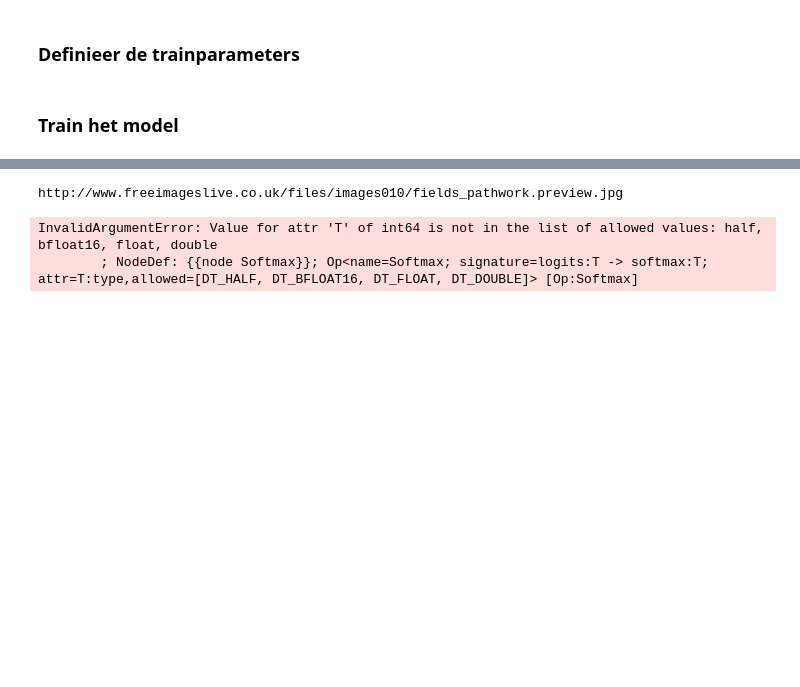
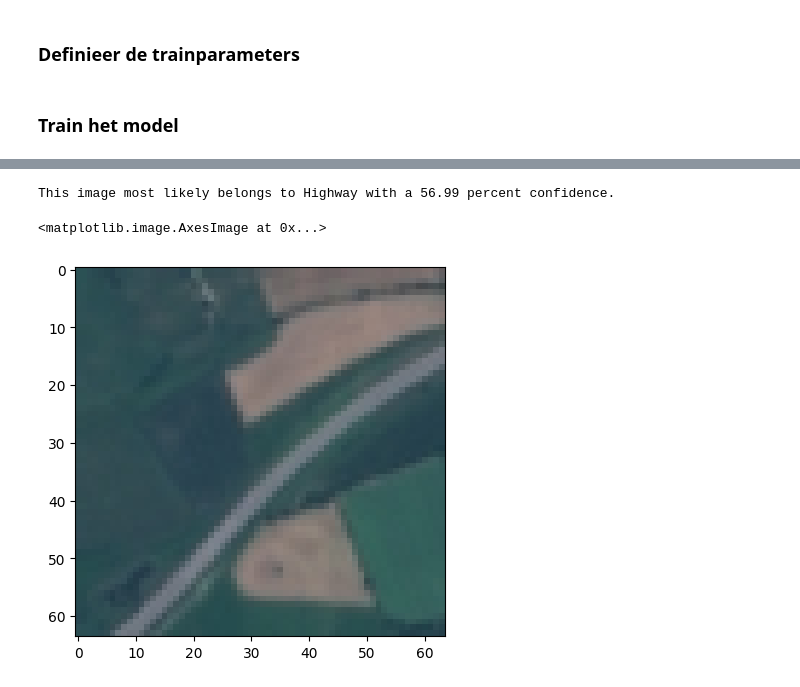
Before and after one commit to AlxcNL/MakeAIWork2, a Jupyter notebook: opdrachten/practica/week07/image_recognition/notebook/tf_cnn_opdracht_2_nn_not_cnn_with_confusion_matrix.ipynb, the cells around one changed output, grey strips where cells are left out. Cells and saved outputs as stored; diff of their text form; code cells hidden in the pictures; blank space fills up the shorter version.

```diff
--- a/opdrachten/practica/week07/image_recognition/notebook/tf_cnn_opdracht_2_nn_not_cnn_with_confusion_matrix.ipynb
+++ b/opdrachten/practica/week07/image_recognition/notebook/tf_cnn_opdracht_2_nn_not_cnn_with_confusion_matrix.ipynb
@@ -338,58 +285,24 @@ plt.show()
-# %%
-landscape_url = "http://www.freeimageslive.co.uk/files/images010/fields_pathwork.preview.jpg"
-# landscape_url = "https://wallup.net/wp-content/uploads/2016/01/248765-Earth-landscape-aerial_view-nature.jpg"
-# landscape_url = 'https://drive.google.com/file/d/1YuQ-hShFq8-GZuqT1LrCAil_2ogs9gl9/view?usp=sharing'
-# landscape_url = "https://www.denarend.com/satellite-sculpture-views/images/dirksland-bridge-02.jpg"
-# landscape_url = "https://i0.wp.com/lifeology101.com/wp-content/uploads/2017/08/img_6015-copy.jpg?resize=665%2C443&ssl=1"
-landscape_path = tf.keras.utils.get_file('agricultural_landscape', origin=landscape_url)
-
-# landscape_img = "https://www.denarend.com/satellite-sculpture-views/images/dirksland-bridge-02.jpg"
-# landscape_url = "https://i0.wp.com/lifeology101.com/wp-content/uploads/2017/08/img_6015-copy.jpg?resize=665%2C443&ssl=1"
-# landscape_path = tf.keras.utils.get_file('agricultural_landscape', origin=landscape_img)
-
-
-print(landscape_url)
-
-img = tf.keras.utils.load_img(
-    landscape_path, target_size=(img_height, img_width)
-)
-img_array = tf.keras.utils.img_to_array(img)
-img_array = tf.expand_dims(img_array, 0) # Create a batch
-
-# img.show()
-
-predictions = predictionEnhanced
-score = tf.nn.softmax(predictions[0])
-
-print(
-    "This image most likely belongs to {} with a {:.2f} percent confidence."
-    .format(labelNames[np.argmax(score)], 100 * np.max(score))
-)
-# %% [output]
-http://www.freeimageslive.co.uk/files/images010/fields_pathwork.preview.jpg
-InvalidArgumentError: Value for attr 'T' of int64 is not in the list of allowed values: half, bfloat16, float, double
-        ; NodeDef: {{node Softmax}}; Op<name=Softmax; signature=logits:T -> softmax:T; attr=T:type,allowed=[DT_HALF, DT_BFLOAT16, DT_FLOAT, DT_DOUBLE]> [Op:Softmax]
 # %%
-# #hier kies je welke index je iets mee wilt
-# i = 1000
+i = 765
+img = testSet[i]
 
+img_array = tf.keras.utils.img_to_array(img)
+img_array = tf.expand_dims(img_array, 0)
 
-# #dit is het plaatje van index i
-# img = testSet[i]
+# print(img.shape)
 
-
-# # print de label naam van index i
 # print(labelNames[testLabels[i]])
 
-# for i in range(16):
+predictions = model.predict(img_array)
+score = tf.nn.softmax(predictions[0])
 
-# #laat plaatje zien
-# plt.imshow(img)
+print(
+    "This image most likely belongs to {} with a {:.2f} percent confidence."
+    .format(labelNames[np.argmax(score)], 100 * np.max(score))
+)
 
-# predictions = model.predict(img)
-# score = tf.nn.softmax(predictions[0])
-
-# print(
-#     "This image most likely belongs to {} with a {:.2f} percent confidence."
-#     .format(labelNames[np.argmax(score)], 100 * np.max(score))
-# )
+plt.imshow(img)
+# %% [output]
+This image most likely belongs to Highway with a 56.99 percent confidence.
+<matplotlib.image.AxesImage at 0x...>
+[figure, added]
```
Also changed, not shown: parts of 15 cells of this notebook, 5 other files.
